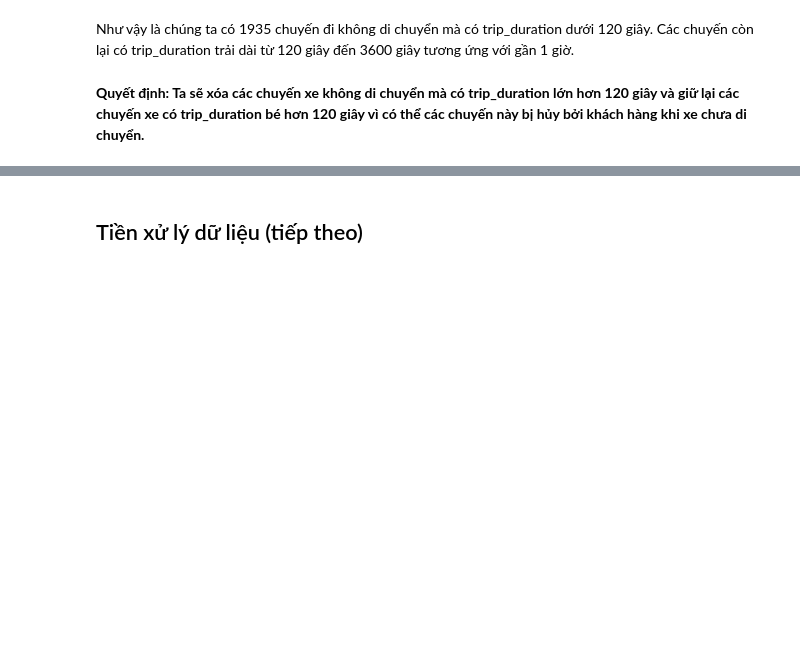
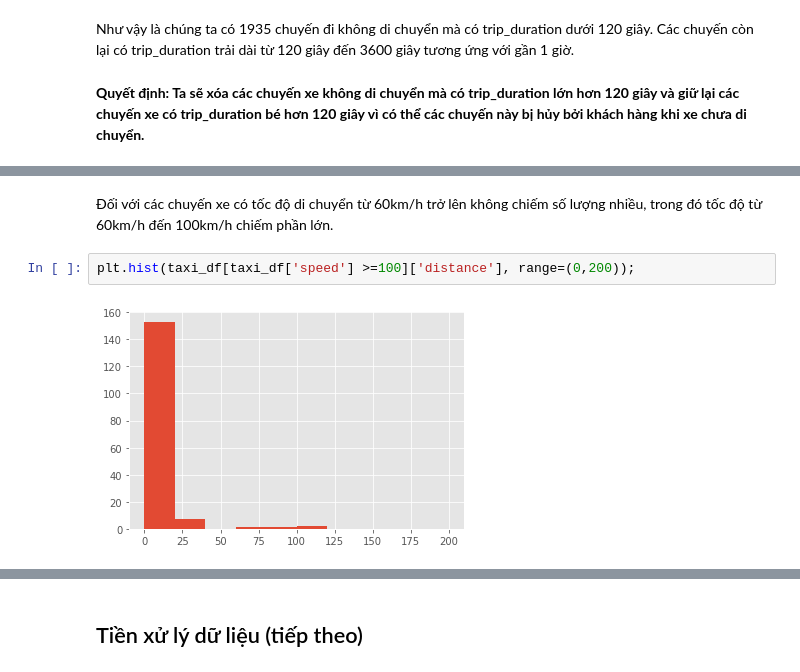
Before and after one commit to trunghq0205/Python4DS, a Jupyter notebook: final_project_report.ipynb, the cells around one changed output, grey strips where cells are left out. Cells and saved outputs as stored; diff of their text form; blank space fills up the shorter version.

```diff
--- a/final_project_report.ipynb
+++ b/final_project_report.ipynb
@@ -470,0 +502,6 @@ Như vậy là chúng ta có 1935 chuyến đi không di chuyển mà có trip_d
+# %% [markdown]
+Đối với các chuyến xe có tốc độ di chuyển từ 60km/h trở lên không chiếm số lượng nhiều, trong đó tốc độ từ 60km/h đến 100km/h chiếm phần lớn.
+# %%
+plt.hist(taxi_df[taxi_df['speed'] >=100]['distance'], range=(0,200));
+# %% [output]
+[figure, added]
```
Also changed, not shown: parts of 88 cells of this notebook.
